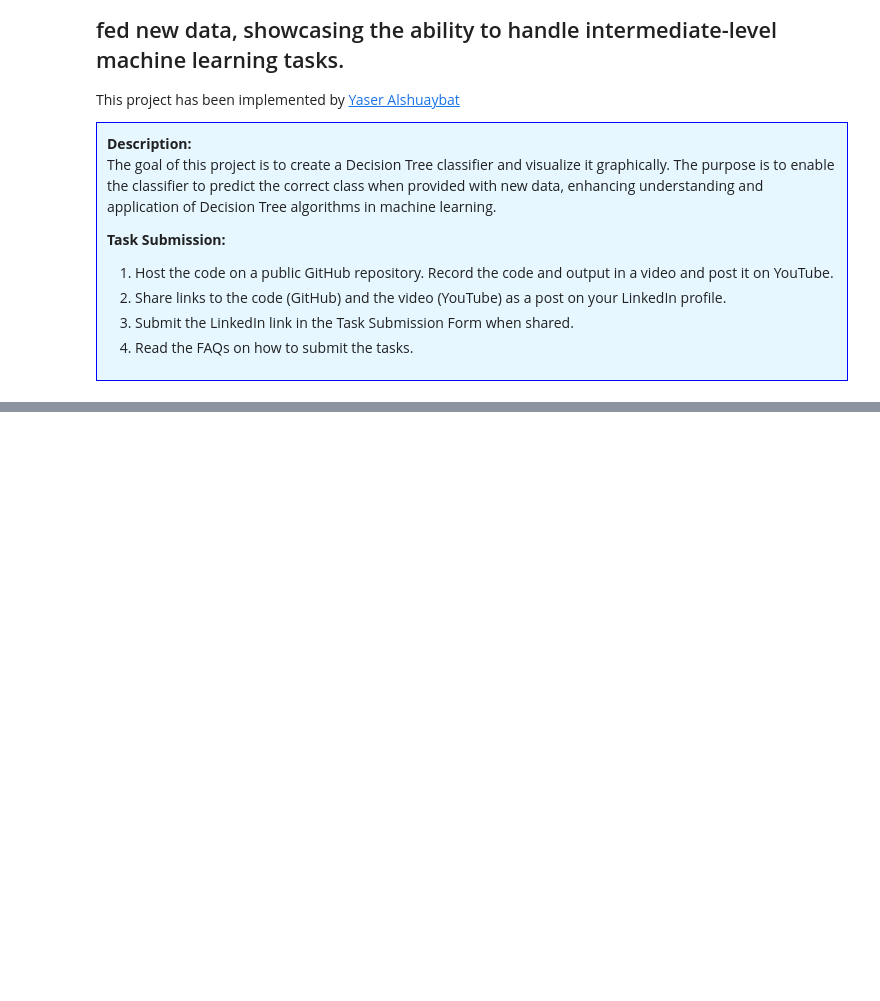
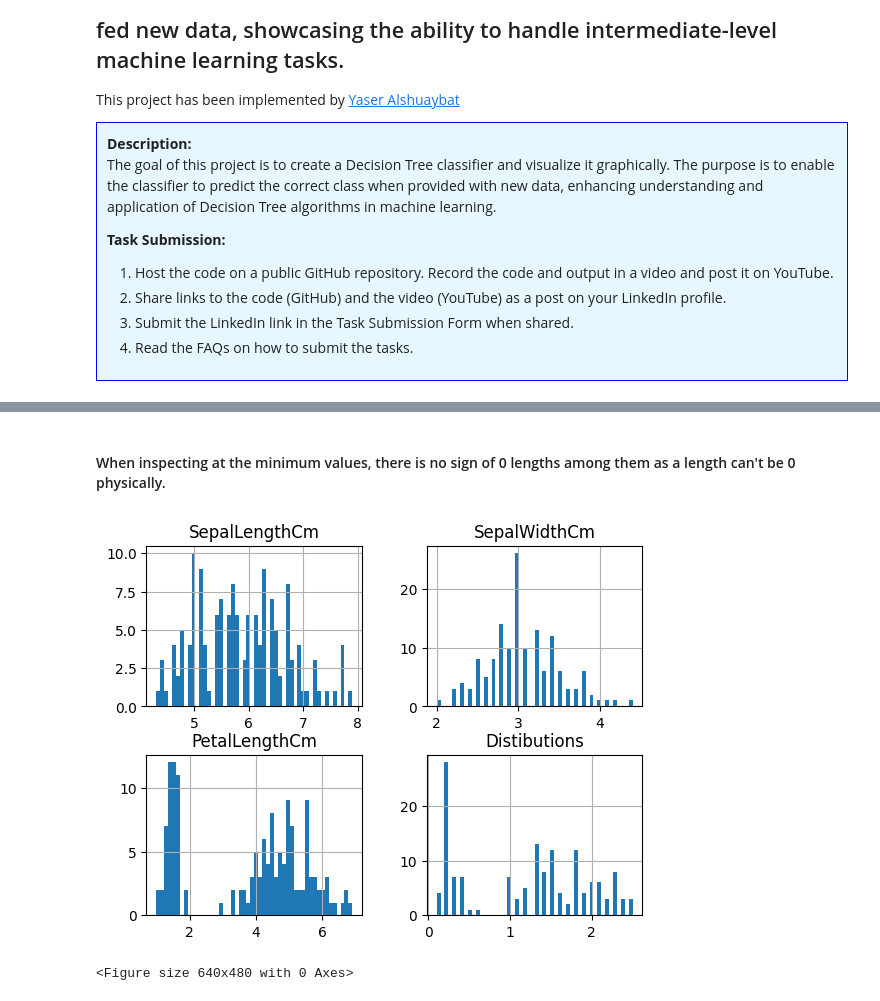
Before and after one commit to YSKAA423/Iris_Decision_Tree_Classifier, a Jupyter notebook: Iris_Decision_Tree_Classifier.ipynb, the cells around one changed output, grey strips where cells are left out. Drawn from its saved outputs; the diff is of its cells as text; code cells hidden in the pictures; blank space fills up the shorter version.

```diff
--- a/Iris_Decision_Tree_Classifier.ipynb
+++ b/Iris_Decision_Tree_Classifier.ipynb
@@ -16,0 +23,3 @@ This project has been implemented by [Yaser Alshuaybat](https://www.linkedin.com
+# %%
+iris = pd.read_csv("Iris.csv")
+iris.head()
@@ -16,0 +52,3 @@ This project has been implemented by [Yaser Alshuaybat](https://www.linkedin.com
+# %%
+iris = iris.drop('Id',axis=1)
+iris.columns
@@ -16,0 +72,2 @@ This project has been implemented by [Yaser Alshuaybat](https://www.linkedin.com
+# %%
+iris = iris.drop_duplicates() # Dropping duplicates
@@ -16,0 +90,9 @@ This project has been implemented by [Yaser Alshuaybat](https://www.linkedin.com
+# %% [markdown]
+#### When inspecting at the minimum values, there is no sign of 0 lengths among them as a length can't be 0 physically.
+# %%
+iris.hist(bins=50)
+plt.show()
+plt.clf()
+# %% [output]
+[figure, added]
+<Figure size 640x480 with 0 Axes>
```
Also changed, not shown: parts of 31 cells of this notebook.
